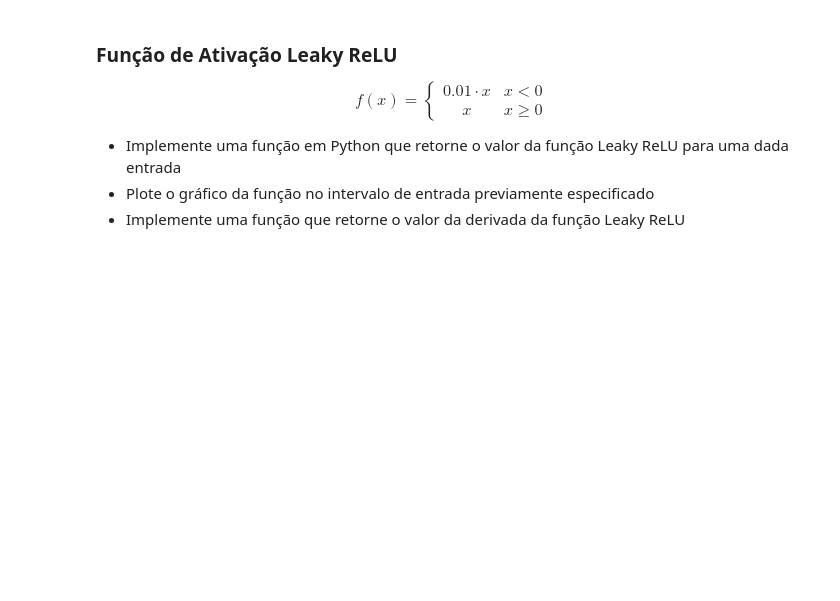
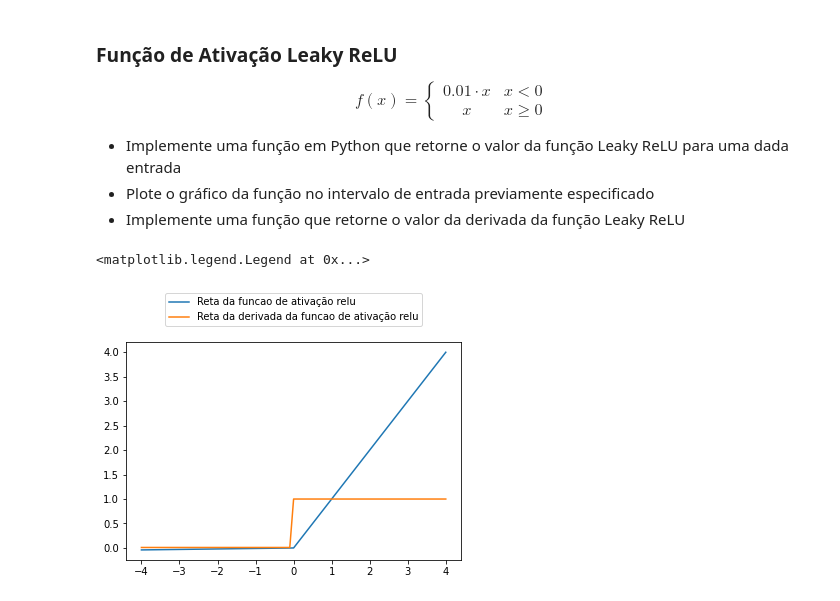
Before and after one commit to IanAlves21/Funcoes-de-Ativacao-RNA, a Jupyter notebook: Funções_de_Ativação.ipynb, the cells around one changed output. Saved outputs shown, nothing was run; the diff lists cells and outputs as text; code cells hidden in the pictures; blank space fills up the shorter version.

```diff
--- a/Funções_de_Ativação.ipynb
+++ b/Funções_de_Ativação.ipynb
@@ -277,10 +292,26 @@ x & x \geq 0
 - Implemente uma função que retorne o valor da derivada da função Leaky ReLU
 # %%
 # Definição da funcao de ativação leaky relu
-def leaky_relu(x, mi, sigma):
+def leaky_relu(x):
   ans = 0.01*x if x<0 == 0 else x
   return ans
 
 # Definição da derivada da funcao de ativação leaky relu
-def derivada_leaky_relu(x, mi, sigma):
-  return
+def derivada_leaky_relu(x):
+  ans = 0.01 if x<0 else 1
+  return ans
+# %%
+# Plot do grafico da funcao leaky relu para intervalo predefinido
+
+eixo_y = np.zeros(len(eixo_x))
+eixo_y_derivado = np.zeros(len(eixo_x))
+for i in range(len(eixo_x)):
+  eixo_y[i] = leaky_relu(eixo_x[i])
+  eixo_y_derivado[i] = derivada_leaky_relu(eixo_x[i])
+
+plt.plot(eixo_x, eixo_y, label = "Reta da funcao de ativação relu")
+plt.plot(eixo_x, eixo_y_derivado, label = "Reta da derivada da funcao de ativação relu")
+plt.legend(loc="upper center", bbox_to_anchor=(0.5, 1.25))
+# %% [output]
+<matplotlib.legend.Legend at 0x...>
+[figure, added]
```
Also changed, not shown: parts of 2 cells of this notebook.
